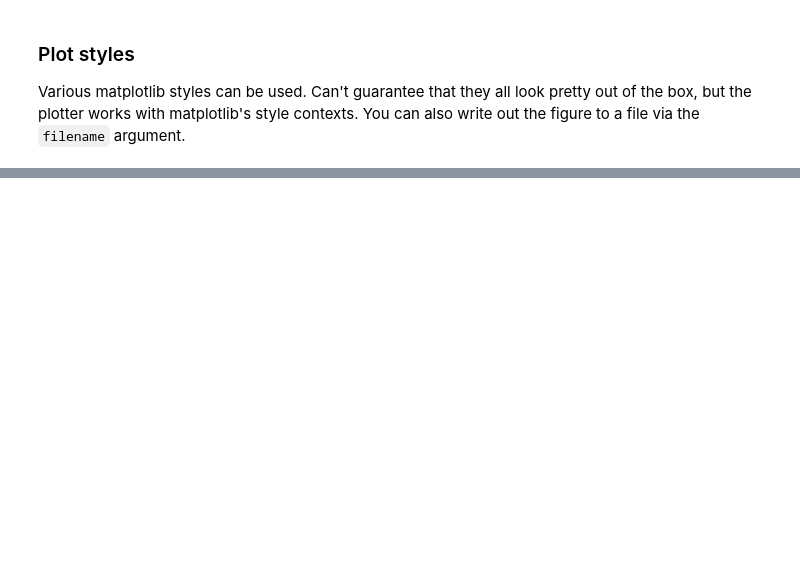
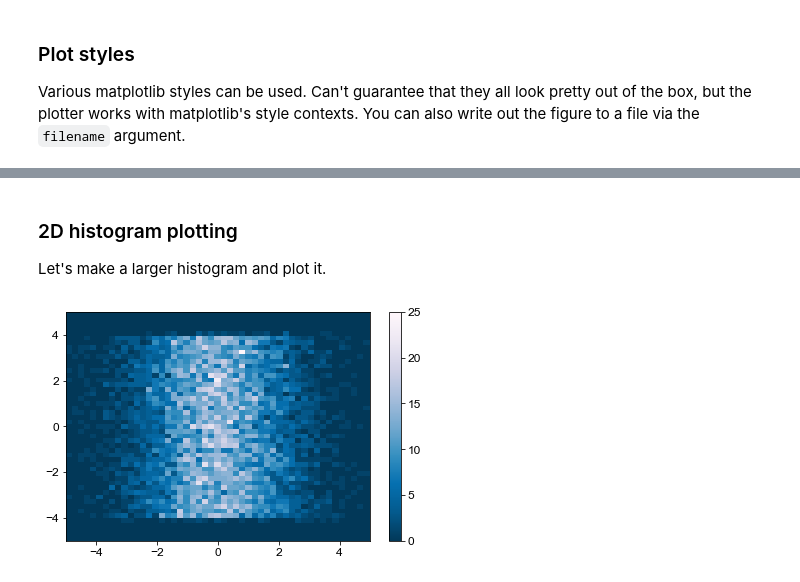
Before and after one commit to aminnj/matplottery, a Jupyter notebook: examples/examples.ipynb, the cells around one changed output, grey strips where cells are left out. Cells and saved outputs as stored; diff of their text form; code cells hidden in the pictures; blank space fills up the shorter version.

Commit message:
:new: add 2d hists

```diff
--- a/examples/examples.ipynb
+++ b/examples/examples.ipynb
@@ -208,0 +252,13 @@ Image(filename='test.png')
+# %% [markdown]
+### 2D histogram plotting
+Let's make a larger histogram and plot it.
+# %%
+N = 10000
+vals = np.c_[ np.random.normal(0,1.5,N), np.random.uniform(-4.0,4.0,N) ]
+bins = [ np.linspace(-5,5,50), np.linspace(-5,5,50) ]
+
+hist = Hist2D(vals,bins=bins)
+
+_ = plotter.plot_2d(hist)
+# %% [output]
+[figure, added]
```
Also changed, not shown: parts of 13 cells of this notebook, 10 other files.
